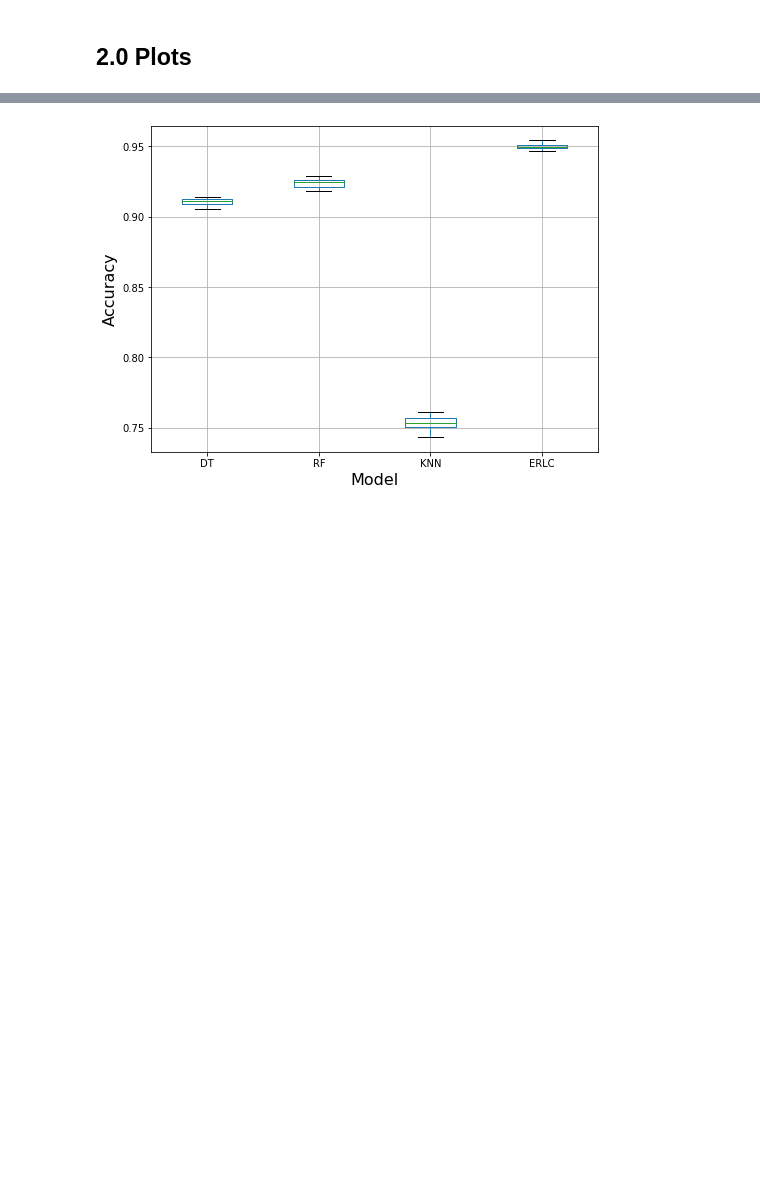
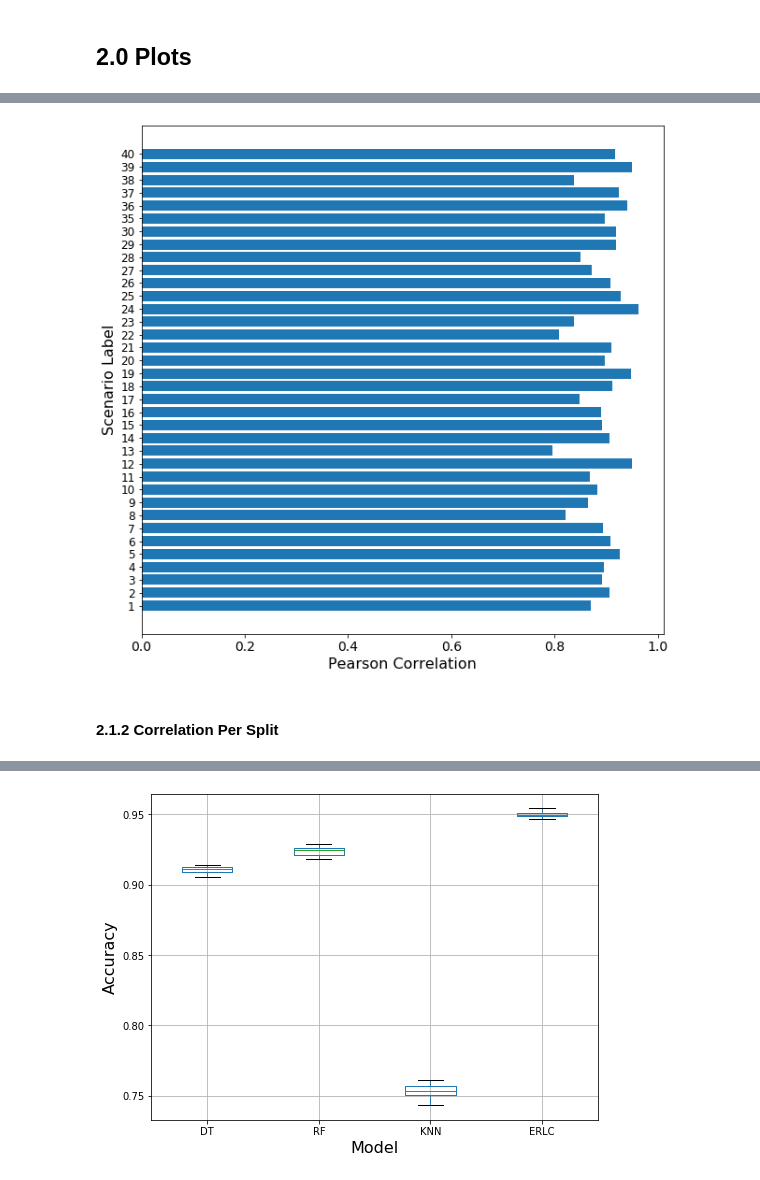
Before and after one commit to jsakhnin/multiclass_IDS_smartgrid, a Jupyter notebook: result_processing.ipynb, the cells around one changed output, grey strips where cells are left out. Drawn from its saved outputs; the diff is of its cells as text; code cells hidden in the pictures; blank space fills up the shorter version.

```diff
--- a/result_processing.ipynb
+++ b/result_processing.ipynb
@@ -99,0 +104,4 @@ os.remove('output/resultsTable1.txt')
+# %%
+corr_results = pd.read_csv('output/results_pearsonCorr.csv')
+corr_results['Attack Label'] = corr_results['Attack Label'].apply(str)
+corr_results.head()
@@ -99,0 +115,13 @@ os.remove('output/resultsTable1.txt')
+# %%
+indexes = range(36)
+plt.figure(figsize = (10,10))
+plt.barh( indexes, corr_results['Pearson Correlation'])
+plt.yticks(indexes, corr_results['Attack Label'], fontsize = 12)
+plt.xticks(fontsize=14)
+plt.xlabel('Pearson Correlation', fontsize = 16)
+plt.ylabel('Scenario Label', fontsize = 16)
+plt.savefig('output/figures/pearsonCorrPerLabel.pdf')
+# %% [output]
+[figure, added]
+# %% [markdown]
+#### 2.1.2 Correlation Per Split
```
Also changed, not shown: parts of 11 cells of this notebook, 17 other files.
